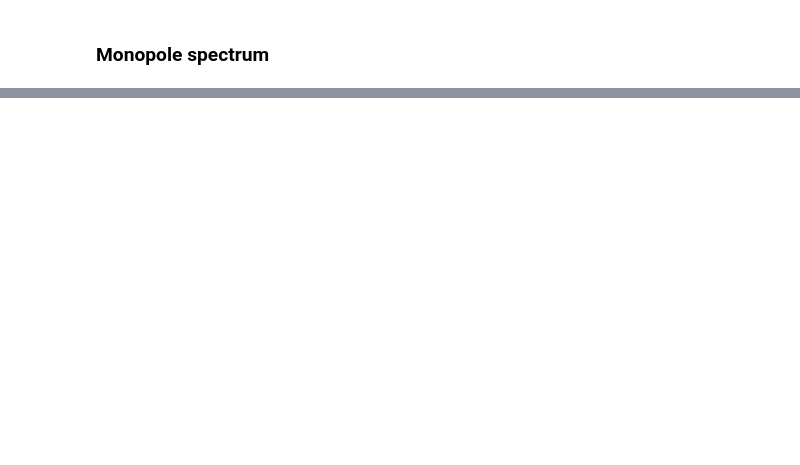
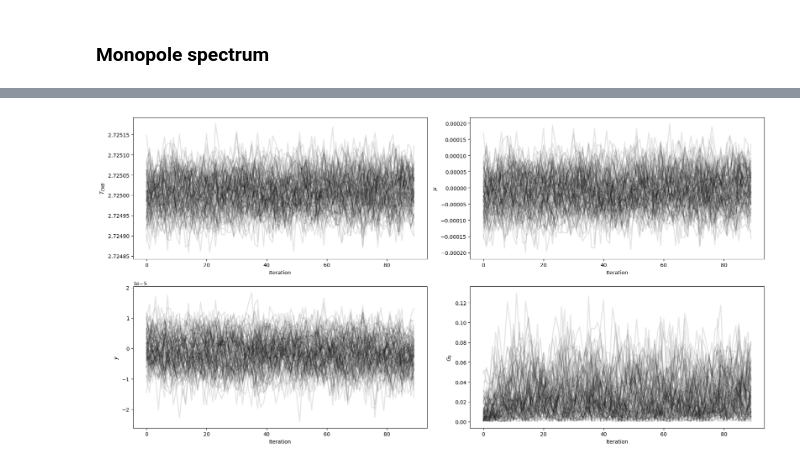
Before and after one commit to AnshulJawale/Computational-Cosmology, a Jupyter notebook: CMB.ipynb, the cells around one changed output, grey strips where cells are left out. Drawn from its saved outputs; the diff is of its cells as text; code cells hidden in the pictures; blank space fills up the shorter version.

```diff
--- a/CMB.ipynb
+++ b/CMB.ipynb
@@ -87,0 +145,15 @@ best_fit = bestfit.x
+# %%
+def chi_square_monopole_FIRAS(params):
+    T, mu, y, G0 = params
+    if G0 < 0:
+        return np.inf
+    monopole = monopoles_spec(NU_FIRAS, T, mu, y, G0, GNU)
+    return chi_square(I_NU_FIRAS, monopole, dI_NU_FIRAS)
+
+def log_chi_square_monopole_FIRAS(params):
+    return -0.5 * chi_square_monopole_FIRAS(params)
+# %%
+bounds  =Bounds([2.6, -1e-4, -1e-5, 0], [2.9, 1e4, 1e5, 1e-2])
+monopole_params = [T, mu, y, G0]
+bestfit = minimize(chi_square_monopole_FIRAS, monopole_params, bounds=bounds)
+print(bestfit)
@@ -87,0 +171,13 @@ best_fit = bestfit.x
+# %%
+best_fit = bestfit.x
+
+ndim, nwalkers = 4, 100
+iterations = 1000
+p0 = np.random.normal(
+    best_fit,
+    [1e-7, 1e-7, 1e-7, 1e-5],
+    size=(nwalkers, ndim)
+)
+
+sampler = emcee.EnsembleSampler(nwalkers, ndim, log_chi_square_monopole_FIRAS)
+sampler.run_mcmc(p0, iterations, progress=True)
@@ -87,0 +202,14 @@ best_fit = bestfit.x
+# %%
+params = [r'$T_{CMB}$', r'$\mu$', r'$y$', r'$G_0$']
+thin, discard = 10, 100
+
+plt.figure(figsize=(18, 9))
+for i in range(ndim):
+    plt.subplot(2, 2, i+1)
+    plt.plot(sampler.get_chain(thin=thin, discard=discard)[:, :, i]
+    , color='black', alpha=0.1, lw=2)
+    plt.xlabel('Iteration')
+    plt.ylabel(params[i])
+plt.tight_layout()
+# %% [output]
+[figure, added]
```
Also changed, not shown: parts of 8 cells of this notebook, 2 other files.
